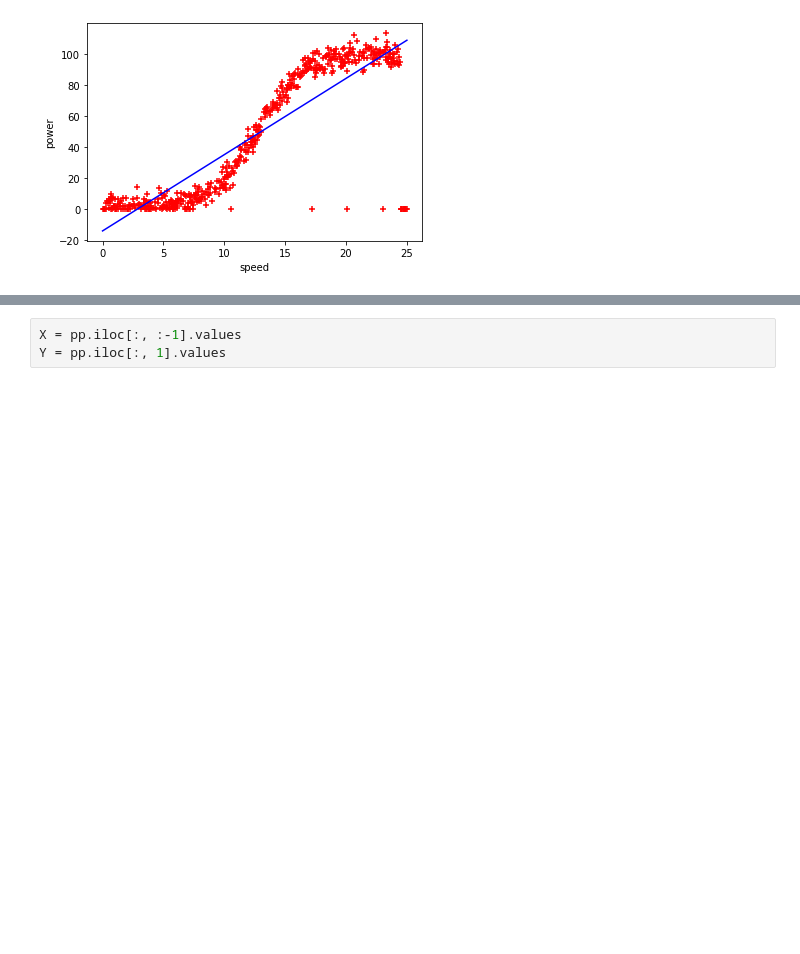
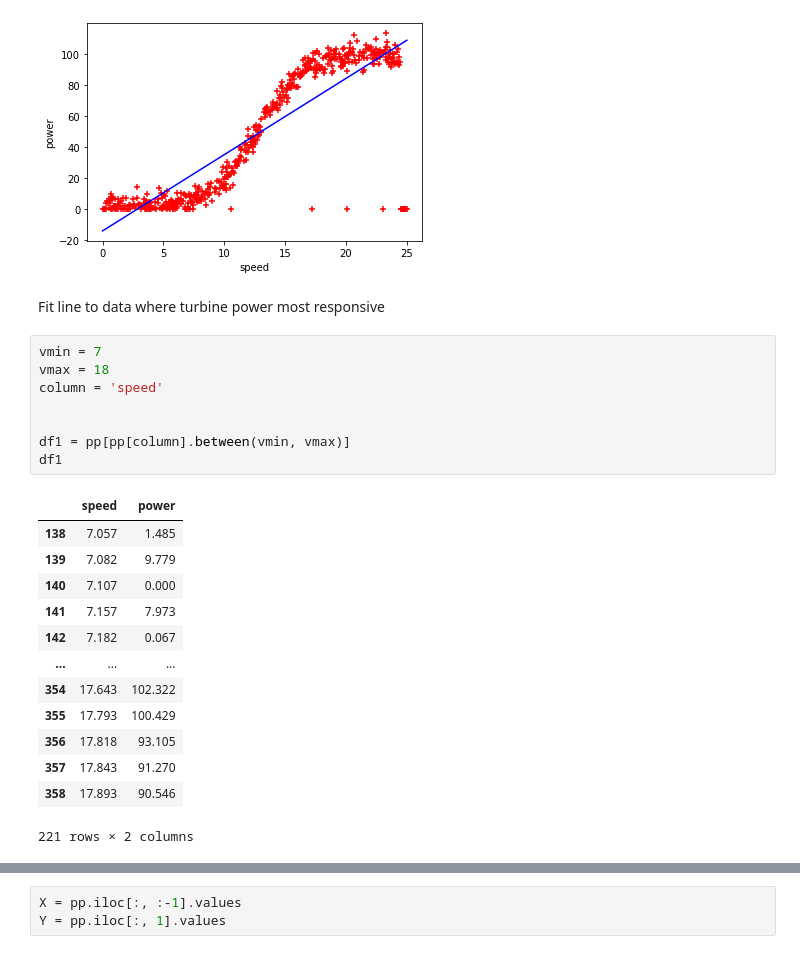
Before and after one commit to colm-o-caoimh/RegressionAnalysis, a Jupyter notebook: power_production.ipynb, the cells around one changed output, grey strips where cells are left out. Saved outputs shown, nothing was run; the diff lists cells and outputs as text; blank space fills up the shorter version.

```diff
--- a/power_production.ipynb
+++ b/power_production.ipynb
@@ -173,3 +175,27 @@ plt.plot(pp.speed,reg.predict(pp[['speed']]),color='blue')
 # %% [output]
 [<matplotlib.lines.Line2D at 0x...>]
 [figure]
+# %% [markdown]
+Fit line to data where turbine power most responsive
+# %%
+vmin = 7
+vmax = 18
+column = 'speed'
+
+
+df1 = pp[pp[column].between(vmin, vmax)]
+df1
+# %% [output]
+|  | speed | power |
+| 138 | 7.057 | 1.485 |
+| 139 | 7.082 | 9.779 |
+| 140 | 7.107 | 0.000 |
+| 141 | 7.157 | 7.973 |
+| 142 | 7.182 | 0.067 |
+| ... | ... | ... |
+| 354 | 17.643 | 102.322 |
+| 355 | 17.793 | 100.429 |
+| 356 | 17.818 | 93.105 |
+| 357 | 17.843 | 91.270 |
+| 358 | 17.893 | 90.546 |
+221 rows × 2 columns
```
Also changed, not shown: parts of 23 cells of this notebook.
